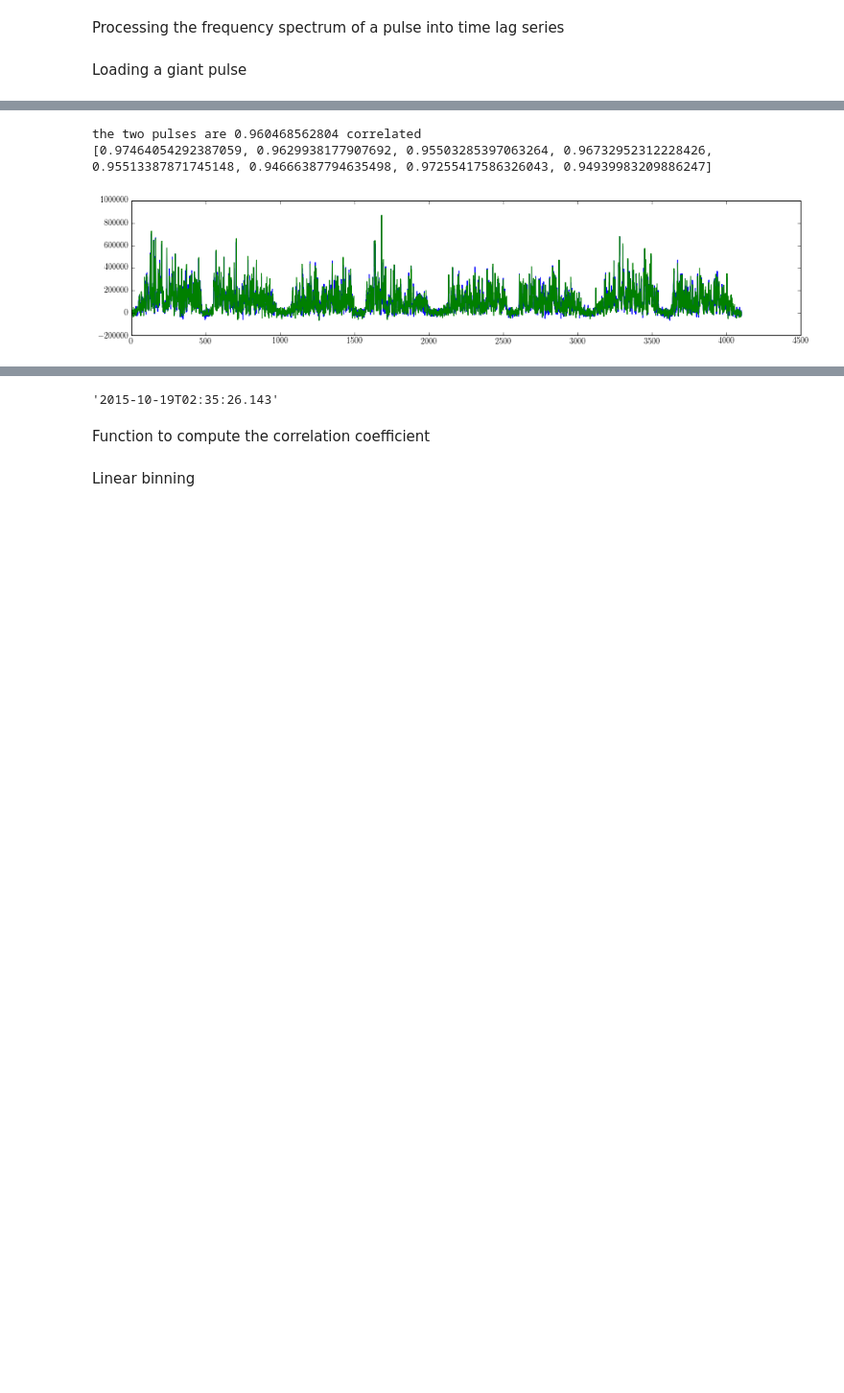
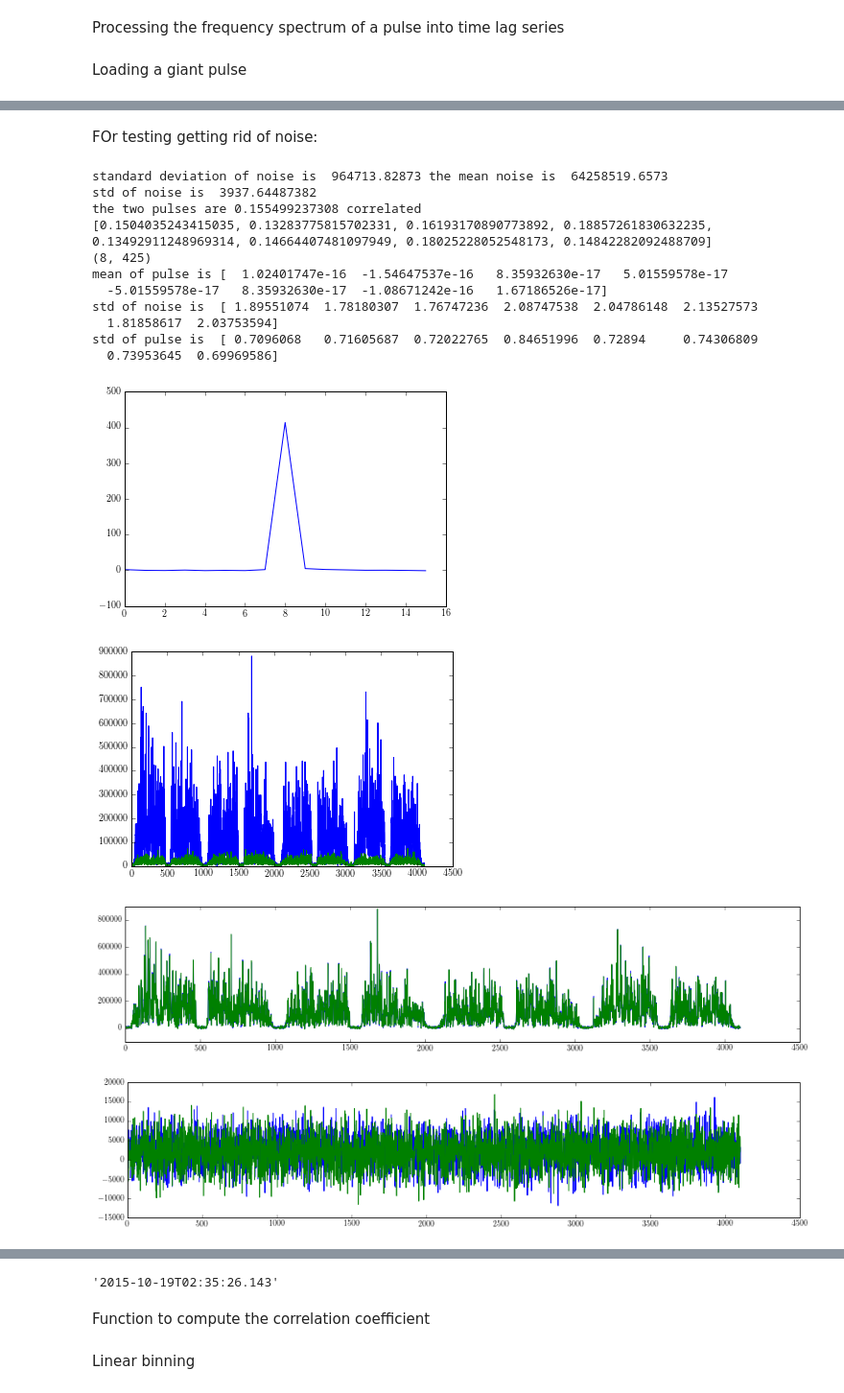
Before and after one commit to xiaozhengxu/scint_analysis, a Jupyter notebook: EVN_crab/process_frequency.ipynb, the cells around one changed output, grey strips where cells are left out. Shown at 96% size. Cells and saved outputs as stored; diff of their text form; code cells hidden in the pictures; blank space fills up the shorter version.

```diff
--- a/EVN_crab/process_frequency.ipynb
+++ b/EVN_crab/process_frequency.ipynb
@@ -152,11 +186,13 @@ WARNING: pylab import has clobbered these variables: ['f', 'text']
+# %% [markdown]
+FOr testing getting rid of noise:
 # %%
-#FOr testing getting rid of noise!
+
 def get_cc((fs1,fs1bg),(fs2,fs2bg)):
     mean1 = np.mean(fs1)
     mean2 = np.mean(fs2)
     numerator = np.mean((fs1-mean1)*(fs2-mean2))
-#     denominator = np.sqrt(((np.std(fs1))**2-(np.std(fs1bg))**2)*((np.std(fs2))**2-(np.std(fs2bg))**2))
-    denominator = np.std(fs1)*np.std(fs2)
+    denominator = np.sqrt(((np.std(fs1))**2-(np.std(fs1bg))**2)*((np.std(fs2))**2-(np.std(fs2bg))**2))
+#     denominator = np.std(fs1)*np.std(fs2)
     return numerator/denominator
 
 def get_ccs((fs1,fs1bg),(fs2,fs2bg)):
@@ -164,40 +200,63 @@ def get_ccs((fs1,fs1bg),(fs2,fs2bg)):
     for i in range(8):
         X = fs1[i]
         Y = fs2[i]
         Xbg = fs1bg[i]
         Ybg = fs2bg[i]
-        coefficient = np.corrcoef(X,Y)[0,1] # np.corrcoef returns a matrix [1, coeff;coeff,1]
-#         coefficient = get_cc((X,Xbg),(Y,Ybg))
+#         coefficient = np.corrcoef(X,Y)[0,1] # np.corrcoef returns a matrix [1, coeff;coeff,1]
+        coefficient = get_cc((X,Xbg),(Y,Ybg))
         coefficients.append(coefficient)
     return np.mean(coefficients),coefficients
 
 
-noise1 = np.random.normal(0.,20000,4104)
-noise2 = np.random.normal(0.,20000,4104)
+noise1 = np.random.normal(2000.,4000,4104)
+noise2 = np.random.normal(2000.,4000,4104)
 
 gp1,gp1bg = load_gp(time_string1,tele1,nchan)
 gp2 = gp1.copy()
 
 gp1 = gp1+noise1
 gp2+=noise2
+
 figure(figsize = (15,3))
 plot(gp1)
 plot(gp2)
 
+figure(figsize = (15,3))
+plot(noise1)
+plot(noise2)
+print 'std of noise is ', np.std(noise1,axis = 0)
 gp1 = process_freq_spec(gp1,nchan,i-1,draw = 0)
 noise1 = process_freq_spec(noise1,nchan,i-1,draw = 0)
 gp2 = process_freq_spec(gp2,nchan,i-1,draw = 0)
 noise2 = process_freq_spec(noise2,nchan,i-1,draw = 0)
 
 cc,ccs = get_ccs((gp1,noise1),(gp2,noise2))
 
 # np.corrcoef(gp1,gp2)[0,1]
 print 'the two pulses are', cc ,'correlated'
 print ccs
+
+print noise1.shape
+
+print 'mean of pulse is', np.mean(gp1,axis = 1)
+print 'std of noise is ', np.std(noise1,axis = 1)
+print 'std of pulse is ', np.std(gp1,axis = 1)
 # %% [output]
-the two pulses are 0.960468562804 correlated
-[0.97464054292387059, 0.9629938177907692, 0.95503285397063264, 0.96732952312228426, 0.95513387871745148, 0.94666387794635498, 0.97255417586326043, 0.94939983209886247]
+standard deviation of noise is  964713.82873 the mean noise is  64258519.6573
+std of noise is  3937.64487382
+the two pulses are 0.155499237308 correlated
+[0.1504035243415035, 0.13283775815702331, 0.16193170890773892, 0.18857261830632235, 0.13492911248969314, 0.14664407481097949, 0.18025228052548173, 0.14842282092488709]
+(8, 425)
+mean of pulse is [  1.02401747e-16  -1.54647537e-16   8.35932630e-17   5.01559578e-17
+  -5.01559578e-17   8.35932630e-17  -1.08671242e-16   1.67186526e-17]
+std of noise is  [ 1.89551074  1.78180307  1.76747236  2.08747538  2.04786148  2.13527573
+  1.81858617  2.03753594]
+std of pulse is  [ 0.7096068   0.71605687  0.72022765  0.84651996  0.72894     0.74306809
+  0.73953645  0.69969586]
-[figure, old version]
+[figure, new version]
+[figure, added]
+[figure, added]
+[figure, added]
 # %%
 #For testing binning!
 # figure()
```
Also changed, not shown: parts of 4 cells of this notebook.
